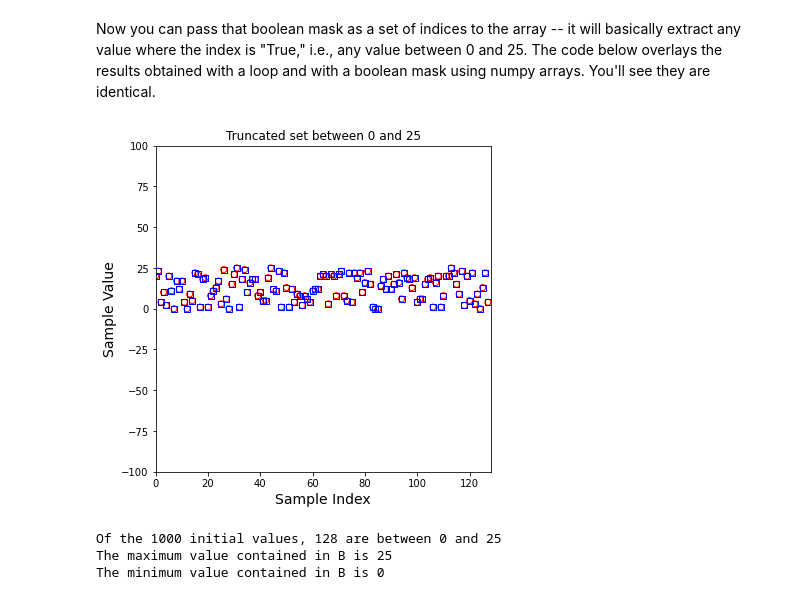
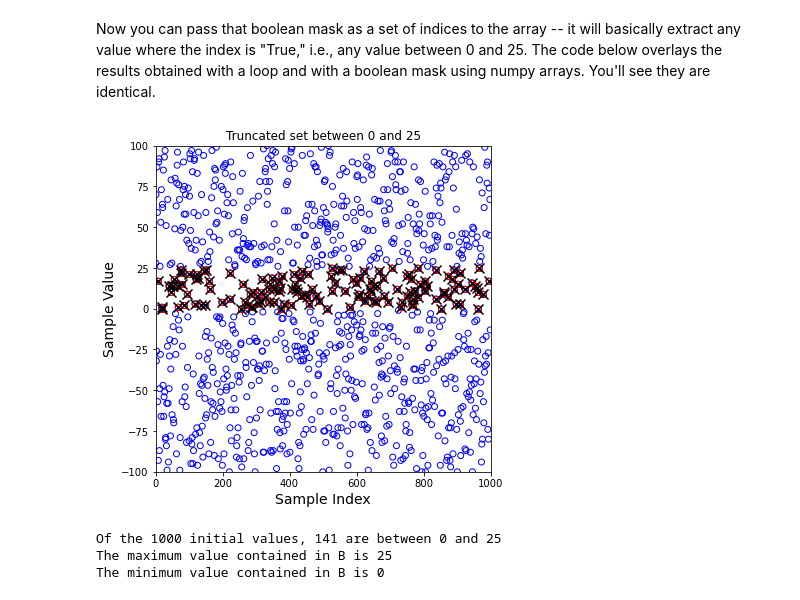
Before and after one commit to jqbond/CEN587, a Jupyter notebook: _build/jupyter_execute/Supplements/Module 05 - Conditionals.ipynb, the cells around one changed output. Saved outputs shown, nothing was run; the diff lists cells and outputs as text; code cells hidden in the pictures.

```diff
--- a/_build/jupyter_execute/Supplements/Module 05 - Conditionals.ipynb
+++ b/_build/jupyter_execute/Supplements/Module 05 - Conditionals.ipynb
@@ -281,12 +302,14 @@ So let's pretend that data has just been handed off to us, and we didn't have fl
 # %%
+I = []
 B = []
-for i in A:
-    if (i >= 0) and (i <= 25):
-        B.append(i)
-X2 = list(range(0, len(B)))
+for i, value in enumerate(A):
+    if (value >= 0) and (value <= 25):
+        I.append(i)
+        B.append(value)
 plt.figure(1, figsize = (6, 6))
-plt.scatter(X2, B, marker = 'o', color = 'none', edgecolor = 'blue')
-plt.xlim(0, len(B))
+plt.scatter(X, A, marker = 'o', color = 'none', edgecolor = 'blue')
+plt.scatter(I, B, marker = 's', color = 'none', edgecolor = 'red')
+plt.xlim(0, 1000)
 plt.ylim(-100, 100)
 plt.title('The Integers between 0 and 25')
 plt.xlabel('Sample Index', fontsize = 14)
@@ -304,6 +327,7 @@ print(min(B))
 If I'm working with numpy arrays, I would probably take advantage of their elementwise operations and do this by extracting all of the indices in the array where a condition is true.  For example, let's convert A into a numpy array and then we'll accomplish the same thing as the above loop with vectorized (element-wise) operations.
 # %%
 import numpy as np
+Xarray = np.array(X)
 Aarray = np.array(A)
 # %% [markdown]
 This next bit of code creates what is called a "Boolean mask," a set of Trues and Falses where the criteria I'm interested in are satisfied.  What I'm doing here will work with numpy arrays, but not with lists (you need to use a loop or a comprehension with lists).  You also need a bitwise and operator `&` instead of the `and` keyword here.
@@ -322,21 +341,23 @@ array([False, False,  True, False, False, False,  True,  True, False,
 # %% [markdown]
 Now you can pass that boolean mask as a set of indices to the array -- it will basically extract any value where the index is "True," i.e., any value between 0 and 25. The code below overlays the results obtained with a loop and with a boolean mask using numpy arrays.  You'll see they are identical.
 # %%
+Iarray = Xarray[index]
 Barray = Aarray[index]
 plt.figure(1, figsize = (6, 6))
-plt.scatter(X2, B, marker = 'o', color = 'none', edgecolor = 'red')
-plt.scatter(X2, Barray, marker = 's', color = 'none', edgecolor = 'blue')
-plt.xlim(0, len(B))
+plt.scatter(X, A, marker = 'o', color = 'none', edgecolor = 'blue')
+plt.scatter(I, B, marker = 's', color = 'none', edgecolor = 'red')
+plt.scatter(Iarray, Barray, marker = 'x', color = 'black', s = 100)
+plt.xlim(0, 1000)
 plt.ylim(-100, 100)
 plt.title('Truncated set between 0 and 25')
 plt.xlabel('Sample Index', fontsize = 14)
 plt.ylabel('Sample Value', fontsize = 14)
 plt.show()
 print(f'Of the {len(A)} initial values, {len(Barray):d} are between 0 and 25')
 print(f'The maximum value contained in B is {max(Barray):d}')
 print(f'The minimum value contained in B is {min(Barray):d}')
 # %% [output]
-[figure, old version]
+[figure, new version]
-Of the 1000 initial values, 128 are between 0 and 25
+Of the 1000 initial values, 141 are between 0 and 25
 The maximum value contained in B is 25
 The minimum value contained in B is 0
```
Also changed, not shown: parts of 19 cells of this notebook, 42 other files.
